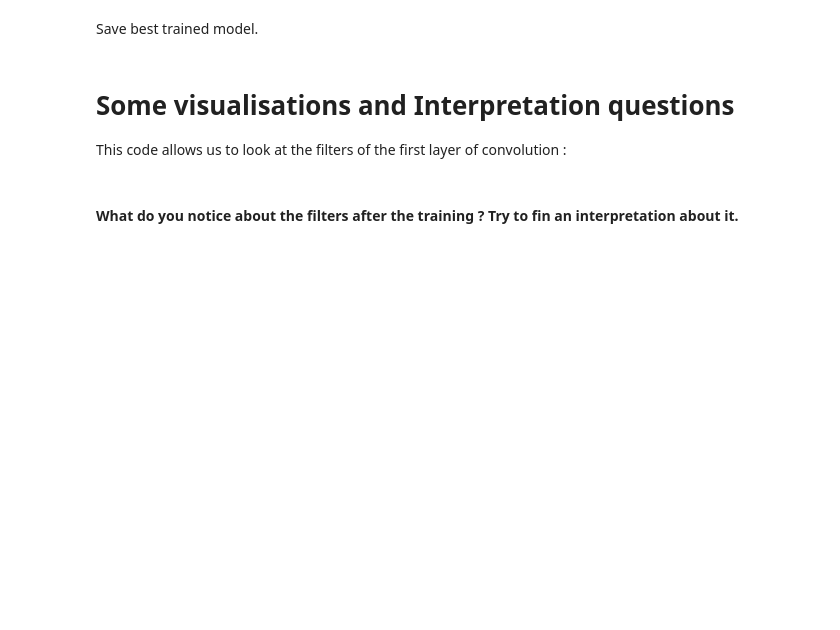
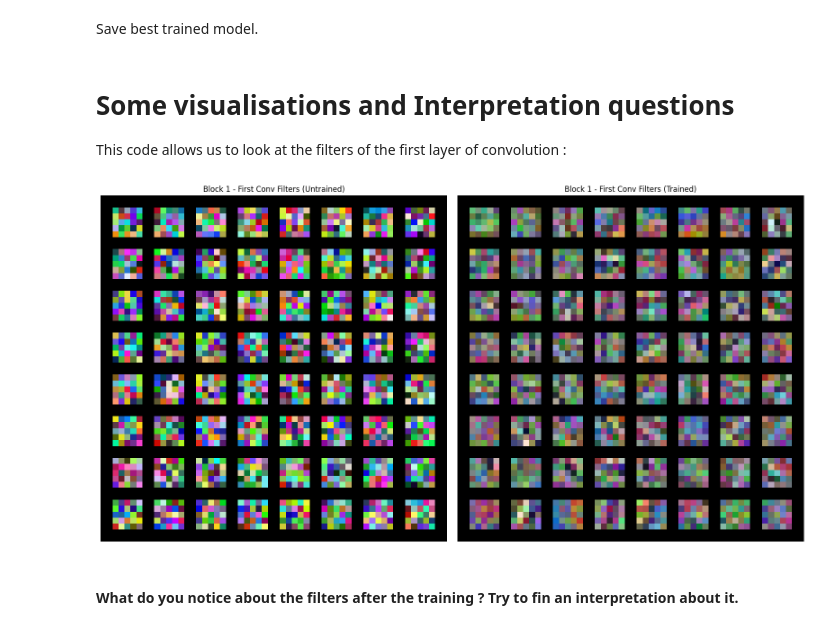
Before and after one commit to piefek1/DLAV, a Jupyter notebook: CNN Exercice.ipynb, the cells around one changed output. Saved outputs shown, nothing was run; the diff lists cells and outputs as text; code cells hidden in the pictures; blank space fills up the shorter version.

```diff
--- a/CNN Exercice.ipynb
+++ b/CNN Exercice.ipynb
@@ -262,7 +262,7 @@ class ConvNet(nn.Module):
         x = self.pool(x)           # Apply max pooling
         x = F.relu(self.conv2(x))  # Apply second convolution and ReLU activation
         x = self.pool(x)           # Apply max pooling
-        x = x.view                 # Flatten the tensor
+        x = x.view(x.shape[0], -1)              # Flatten the tensor
         x = self.fc1(x)            # Apply fully connected layer                                                                              #
         # Note that the output of the last convolution layer should be flattened       #
         # before being inputted to the fully connected layer. We can flatten           #
@@ -288,7 +288,7 @@ net = ConvNet()
 criterion =  nn.CrossEntropyLoss()
 optimizer = optim.Adam(net.parameters(), lr=0.001)
 
-epochs = 1
+epochs = 4
 steps = 0
 running_loss = 0
 print_every = 20
@@ -368,34 +384,36 @@ def visualize_filters(layer, title='Filters'):
     filters = (filters - filters.min()) / (filters.max() - filters.min())
     grid = vutils.make_grid(filters, nrow=8, padding=2)
     plt.figure(figsize=(8,8))
     plt.imshow(grid.permute(1, 2, 0))
     plt.title(title)
     plt.axis('off')
     plt.show()
 
 model = ConvNet() # Untrained model
 
 fig, axes = plt.subplots(1, 2, figsize=(16, 8))
 
 # --- Untrained filters ---
 # "features[0]" is your first convolutionnal layer, you might have to change it to conv1 if it was the name you gave it to
-filters_untrained = model.features[0].weight.data.clone().cpu()
+filters_untrained = model.conv1.weight.data.clone().cpu()
 filters_untrained = (filters_untrained - filters_untrained.min()) / (filters_untrained.max() - filters_untrained.min())
 grid_untrained = vutils.make_grid(filters_untrained, nrow=8, padding=2)
 axes[0].imshow(grid_untrained.permute(1, 2, 0))
 axes[0].set_title("Block 1 - First Conv Filters (Untrained)")
 axes[0].axis("off")
 
 # --- Trained filters ---
 # Same thing here
-filters_trained = net.features[0].weight.data.clone().cpu()
+filters_trained = net.conv1.weight.data.clone().cpu()
 filters_trained = (filters_trained - filters_trained.min()) / (filters_trained.max() - filters_trained.min())
 grid_trained = vutils.make_grid(filters_trained, nrow=8, padding=2)
 axes[1].imshow(grid_trained.permute(1, 2, 0))
 axes[1].set_title("Block 1 - First Conv Filters (Trained)")
 axes[1].axis("off")
 
 plt.tight_layout()
 plt.show()
+# %% [output]
+[figure, added]
 # %% [markdown]
 #### What do you notice about the filters after the training ? Try to fin an interpretation about it.
```
Also changed, not shown: parts of 6 cells of this notebook.
